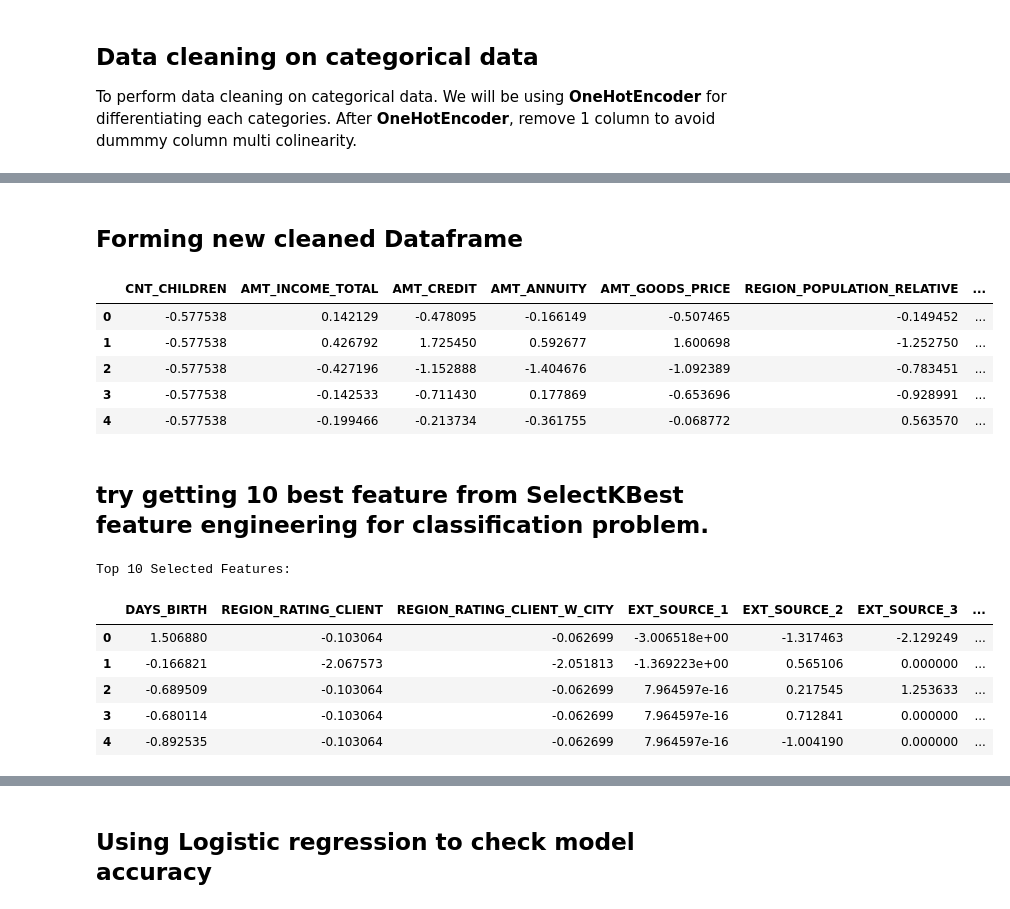
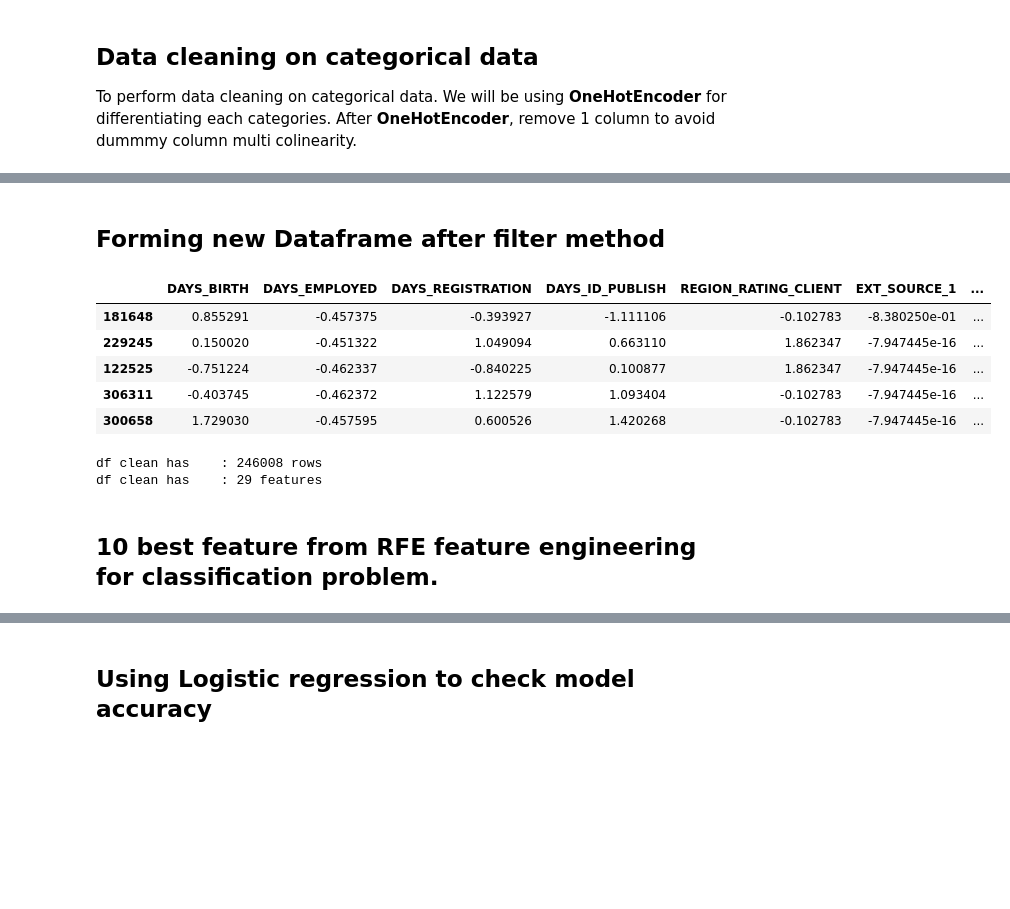
Before and after one commit to hhoow0093/IF441-B-MachineLearning-HomeCreditRisk-FinalProject, a Jupyter notebook: IF441-Machine-Learning-Project-Home-Credit-Risk-Final-Project.ipynb, the cells around one changed output, grey strips where cells are left out. Drawn from its saved outputs; the diff is of its cells as text; code cells hidden in the pictures; blank space fills up the shorter version.

```diff
--- a/IF441-Machine-Learning-Project-Home-Credit-Risk-Final-Project.ipynb
+++ b/IF441-Machine-Learning-Project-Home-Credit-Risk-Final-Project.ipynb
@@ -259,0 +442,6 @@ df encoded has  : 89 features
+# %%
+X_SelectKBest_categorical = pd.DataFrame(X_cat_selected, columns=selected_cat_features, index=df_encoded.index)
+
+
+print("\nNew DataFrame with selected features:")
+X_SelectKBest_categorical.head()
@@ -259,0 +478,5 @@ df encoded has  : 89 features
+# %%
+feature_boolean = dictionary["boolean"]
+df_boolean_X = X_train[feature_boolean]
+
+df_boolean_X.head()
@@ -259,0 +492,8 @@ df encoded has  : 89 features
+# %%
+selector_bool = SelectKBest(score_func=chi2, k=10)
+X_bool_selected = selector_bool.fit_transform(df_boolean_X, y_train)
+selected_bool_features = df_boolean_X.columns[selector_bool.get_support()]
+
+print("Top 10 boolean features:\n")
+for feature in selected_bool_features.tolist():
+    print(feature)
@@ -259,0 +515,6 @@ df encoded has  : 89 features
+# %%
+X_SelectKBest_boolean = pd.DataFrame(X_bool_selected, columns=selected_bool_features, index=df_boolean_X.index)
+
+
+print("\nNew DataFrame with selected features:")
+X_SelectKBest_boolean.head()
@@ -260,39 +547,20 @@ df encoded has  : 89 features
 # %% [markdown]
-## Forming new cleaned Dataframe
+## Forming new Dataframe after filter method
 # %%
-feature_boolean = dictionary["boolean"]
-
-new_cleaned_df = pd.concat([df_clean_numerical, df_encoded, X[feature_boolean]], axis=1)
+new_cleaned_df = pd.concat([X_SelectKBest_Numerical, X_SelectKBest_categorical, X_SelectKBest_boolean], axis=1)
 new_cleaned_df.head()
 # %% [output]
-|  | CNT_CHILDREN | AMT_INCOME_TOTAL | AMT_CREDIT | AMT_ANNUITY | AMT_GOODS_PRICE | REGION_POPULATION_RELATIVE | ... |
-| 0 | -0.577538 | 0.142129 | -0.478095 | -0.166149 | -0.507465 | -0.149452 | ... |
-| 1 | -0.577538 | 0.426792 | 1.725450 | 0.592677 | 1.600698 | -1.252750 | ... |
-| 2 | -0.577538 | -0.427196 | -1.152888 | -1.404676 | -1.092389 | -0.783451 | ... |
-| 3 | -0.577538 | -0.142533 | -0.711430 | 0.177869 | -0.653696 | -0.928991 | ... |
-| 4 | -0.577538 | -0.199466 | -0.213734 | -0.361755 | -0.068772 | 0.563570 | ... |
+|  | DAYS_BIRTH | DAYS_EMPLOYED | DAYS_REGISTRATION | DAYS_ID_PUBLISH | REGION_RATING_CLIENT | EXT_SOURCE_1 | ... |
+| 181648 | 0.855291 | -0.457375 | -0.393927 | -1.111106 | -0.102783 | -8.380250e-01 | ... |
+| 229245 | 0.150020 | -0.451322 | 1.049094 | 0.663110 | 1.862347 | -7.947445e-16 | ... |
+| 122525 | -0.751224 | -0.462337 | -0.840225 | 0.100877 | 1.862347 | -7.947445e-16 | ... |
+| 306311 | -0.403745 | -0.462372 | 1.122579 | 1.093404 | -0.102783 | -7.947445e-16 | ... |
+| 300658 | 1.729030 | -0.457595 | 0.600526 | 1.420268 | -0.102783 | -7.947445e-16 | ... |
+# %%
+print(f"df clean has \t: {len(new_cleaned_df)} rows")
+print(f"df clean has \t: {len(new_cleaned_df.columns)} features")
+# %% [output]
+df clean has    : 246008 rows
+df clean has    : 29 features
 # %% [markdown]
-##  try getting 10 best feature from SelectKBest feature engineering for classification problem.
+## 10 best feature from RFE feature engineering for classification problem.
-# %%
-from sklearn.feature_selection import SelectKBest, f_classif
-selector = SelectKBest(score_func=f_classif, k = 10)
-X_new = selector.fit_transform(new_cleaned_df, y)
-
-
-mask = selector.get_support()
-selected_features = new_cleaned_df.columns[mask]
-
-print("Top 10 Selected Features:")
-
-
-X_selected = pd.DataFrame(X_new, columns=selected_features, index=new_cleaned_df.index)
-
-X_selected.head()
-# %% [output]
-Top 10 Selected Features:
-|  | DAYS_BIRTH | REGION_RATING_CLIENT | REGION_RATING_CLIENT_W_CITY | EXT_SOURCE_1 | EXT_SOURCE_2 | EXT_SOURCE_3 | ... |
-| 0 | 1.506880 | -0.103064 | -0.062699 | -3.006518e+00 | -1.317463 | -2.129249 | ... |
-| 1 | -0.166821 | -2.067573 | -2.051813 | -1.369223e+00 | 0.565106 | 0.000000 | ... |
-| 2 | -0.689509 | -0.103064 | -0.062699 | 7.964597e-16 | 0.217545 | 1.253633 | ... |
-| 3 | -0.680114 | -0.103064 | -0.062699 | 7.964597e-16 | 0.712841 | 0.000000 | ... |
-| 4 | -0.892535 | -0.103064 | -0.062699 | 7.964597e-16 | -1.004190 | 0.000000 | ... |
```
Also changed, not shown: parts of 50 cells of this notebook, 1 other file.
